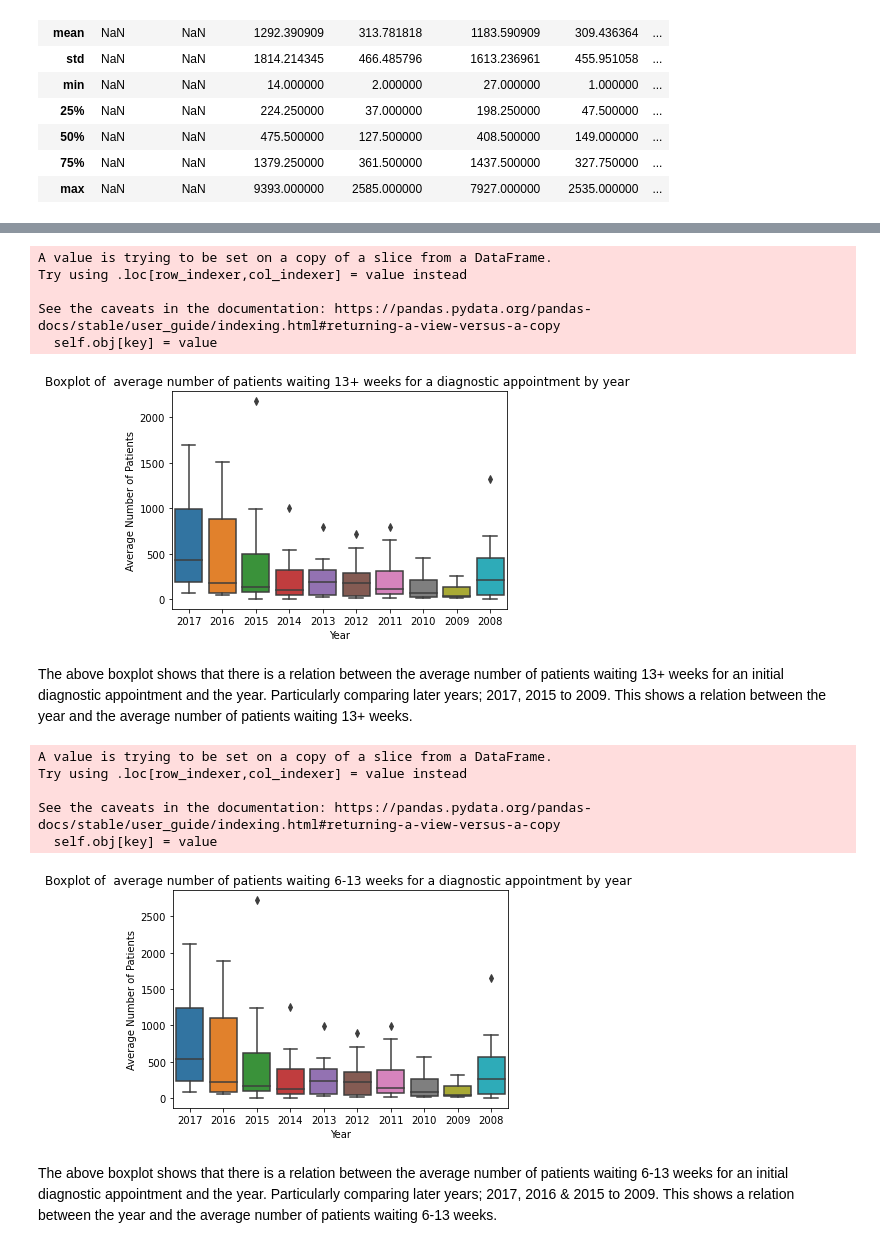
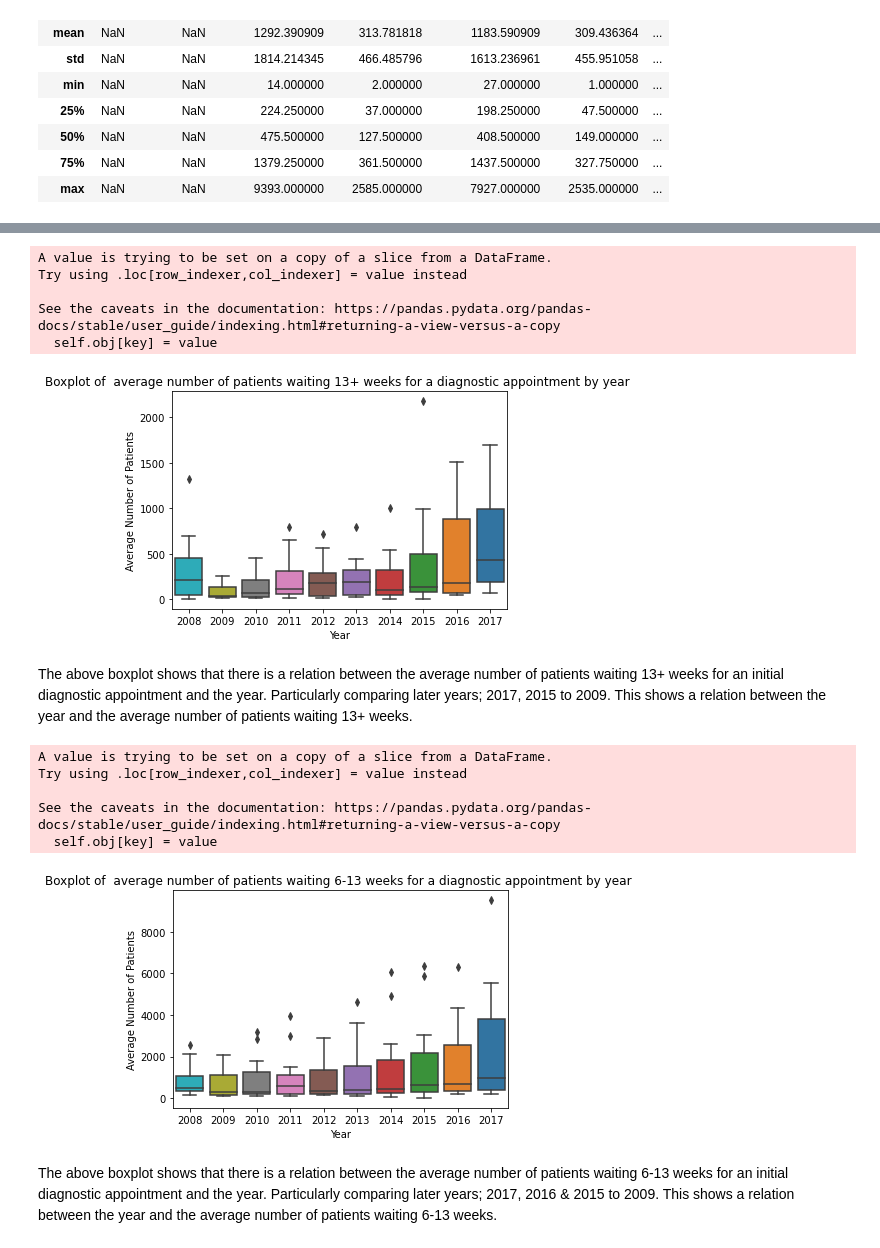
Before and after one commit to Sebbybobbler/Data-Science-NHS-wait-times-analysis-portfolio, a Jupyter notebook: Data Science Portfolio Project .ipynb, the cells around one changed output, grey strips where cells are left out. Cells and saved outputs as stored; diff of their text form; code cells hidden in the pictures.

```diff
--- a/Data Science Portfolio Project .ipynb
+++ b/Data Science Portfolio Project .ipynb
@@ -174,24 +240,25 @@ From the above plot, it can be seen that the average number of patients waiting
 # %%
 #Let's create a boxplot of the above plot for 13+ weeks.
 
 #Create dataframe containing pertinent info
 boxplot_df13=wait_time_all[(["Year","13+ Weeks, Q1","13+ Weeks, Q2","13+ Weeks, Q3","13+ Weeks, Q4"])]
 #Create new column containing the average number of patients waiting across all 4 quarters
 boxplot_df13.loc[:,"13+ weeks total mean"]=boxplot_df13.sum(axis=1, numeric_only=True)/4.0
 #Create the box plot, 13+weeks total mean against year
 sns.boxplot(data=boxplot_df13, x="Year", y="13+ weeks total mean")
 #Axes labels and title
 plt.ylabel("Average Number of Patients")
 plt.xlabel("Year")
 plt.title("Boxplot of  average number of patients waiting 13+ weeks for a diagnostic appointment by year ")
+plt.gca().invert_xaxis()
 plt.show()
 # %% [output]
 A value is trying to be set on a copy of a slice from a DataFrame.
 Try using .loc[row_indexer,col_indexer] = value instead
 
 See the caveats in the documentation: https://pandas.pydata.org/pandas-docs/stable/user_guide/indexing.html#returning-a-view-versus-a-copy
   self.obj[key] = value
-[figure, old version]
+[figure, new version]
 # %% [markdown]
 The above boxplot shows that there is a relation between the average number of patients waiting 13+ weeks for an initial diagnostic appointment and the year. Particularly comparing later years; 2017, 2015 to 2009. This shows a relation between the year and the average number of patients waiting 13+ weeks.
 # %%
@@ -200,13 +267,14 @@ The above boxplot shows that there is a relation between the average number of p
 #Create a dataframe with pertinent info.
 boxplot_df6=wait_time_all[(["Year","06 < 13 Weeks, Q1","06 < 13 Weeks, Q2","06 < 13 Weeks, Q3","06 < 13 Weeks, Q4"])]
 #Create a new column which contains the mean of patients waiting 6-13 weeks across all 4 quarters
-boxplot_df6.loc[:,"06-13 weeks total mean"]=boxplot_df.sum(axis=1, numeric_only=True)/4.0
+boxplot_df6.loc[:,"06-13 weeks total mean"]=boxplot_df6.sum(axis=1, numeric_only=True)/4.0
 #Create the box plot, 6-13 weeks total mean against year
 sns.boxplot(data=boxplot_df6, x="Year", y="06-13 weeks total mean")
 #Axis labels and title.
 plt.ylabel("Average Number of Patients")
 plt.xlabel("Year")
 plt.title("Boxplot of  average number of patients waiting 6-13 weeks for a diagnostic appointment by year ")
+plt.gca().invert_xaxis()
 plt.show()
 # %% [output]
 A value is trying to be set on a copy of a slice from a DataFrame.
@@ -214,7 +282,7 @@ Try using .loc[row_indexer,col_indexer] = value instead
 
 See the caveats in the documentation: https://pandas.pydata.org/pandas-docs/stable/user_guide/indexing.html#returning-a-view-versus-a-copy
   self.obj[key] = value
-[figure, old version]
+[figure, new version]
 # %% [markdown]
 The above boxplot shows that there is a relation between the average number of patients waiting 6-13 weeks for an initial diagnostic appointment and the year. Particularly comparing later years; 2017, 2016 & 2015 to 2009. This shows a relation between the year and the average number of patients waiting 6-13 weeks.
 # %%
```
Also changed, not shown: parts of 8 cells of this notebook.
